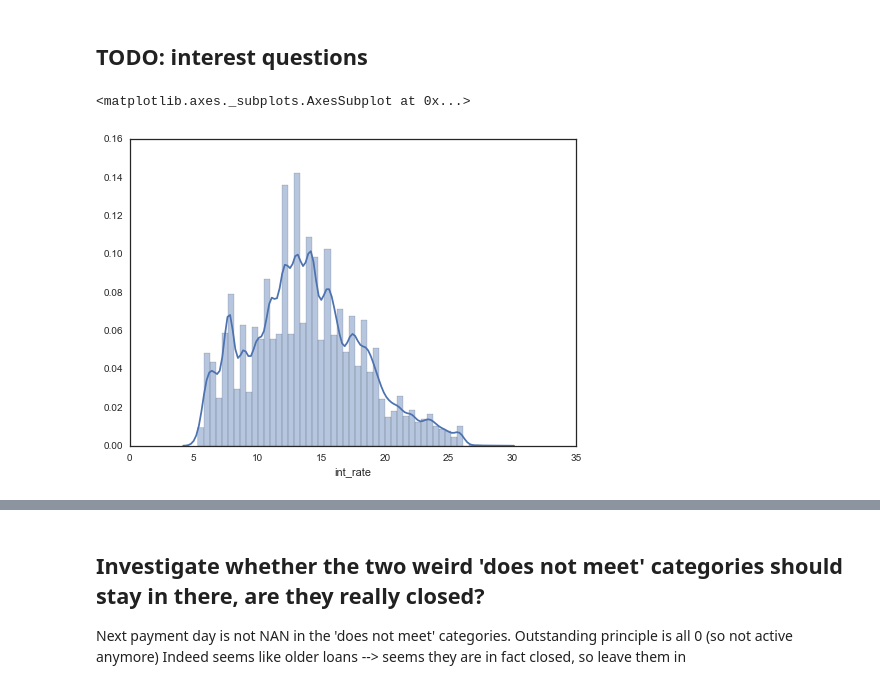
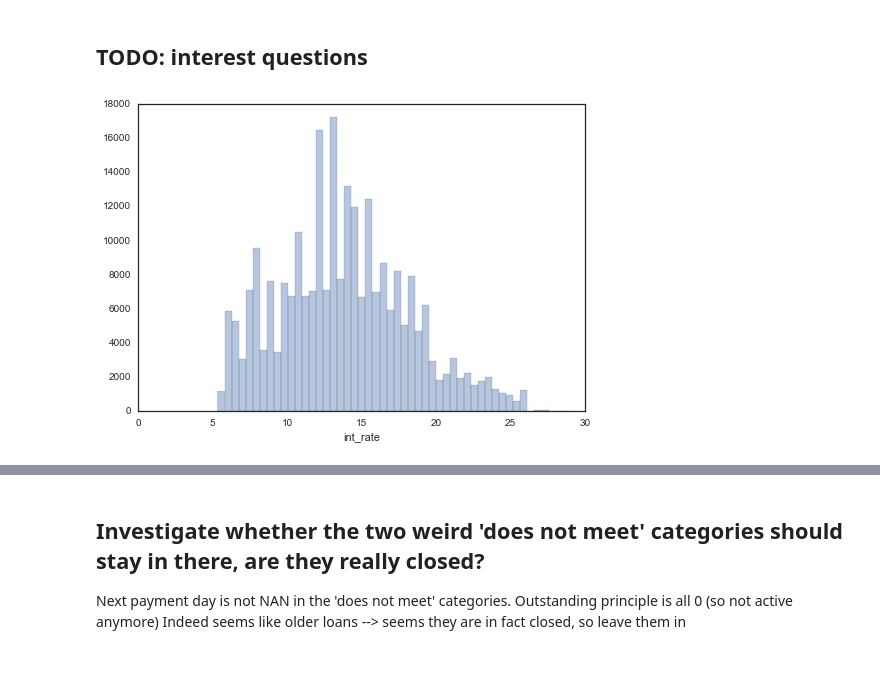
Before and after one commit to RoebideBruijn/datascience-intensive-course, a Jupyter notebook: project/notebooks/lending-club-exploration.ipynb, the cells around one changed output, grey strips where cells are left out. Cells and saved outputs as stored; diff of their text form; code cells hidden in the pictures.

```diff
--- a/project/notebooks/lending-club-exploration.ipynb
+++ b/project/notebooks/lending-club-exploration.ipynb
@@ -13,6 +13,7 @@ sns.set_style('white')
 # %%
 # 887,379 loans in total
 loans = pd.read_csv('../data/loan.csv')
+loans['grade'] = loans['grade'].astype('category', ordered=True)
 loans.shape
 # %% [output]
 (887379, 74)
@@ -202,9 +204,10 @@ plt.title('all')
 # %%
 # higher interest rate more interesting for lenders
 # higher grade gets higher interest rate (more risk)
-# does it default more often
+# does it default more often?
 # do you get richer from investing in grade A-C (less default?) or from D-G (more interest)?
-sns.distplot(closed_loans['int_rate'])
+fig = sns.distplot(closed_loans['int_rate'], kde=False, bins=50)
+fig.set(xlim=(0, None))
+plt.savefig('../figures/int_rates.jpg')
 # %% [output]
-<matplotlib.axes._subplots.AxesSubplot at 0x...>
-[figure, old version]
+[figure, new version]
```
Also changed, not shown: parts of 12 cells of this notebook.
